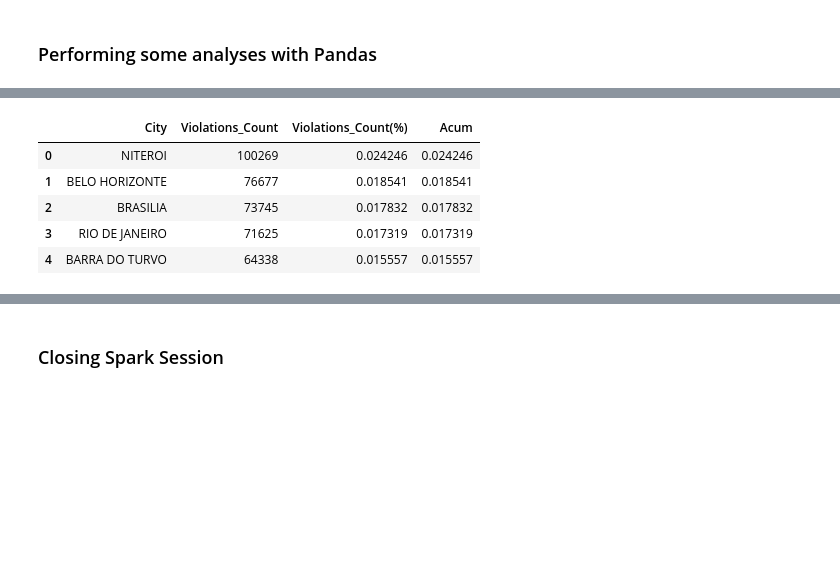
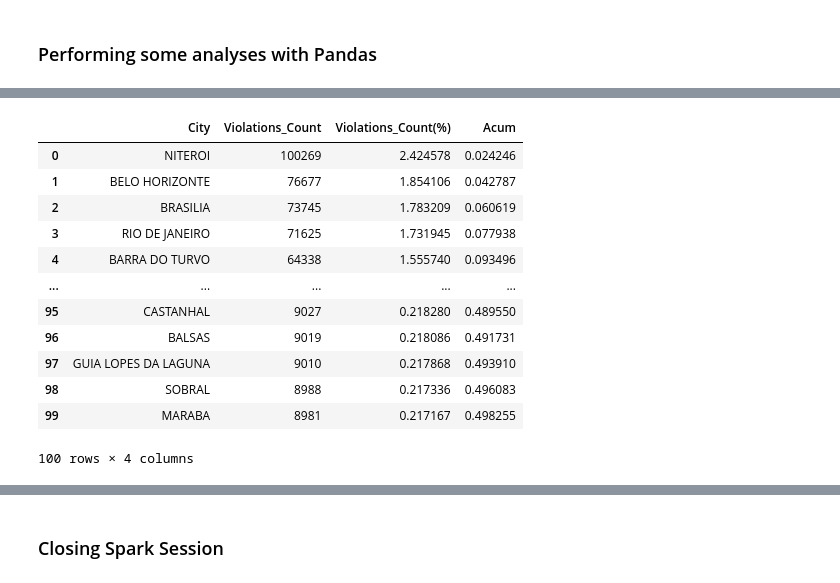
Before and after one commit to matosmatheus7/ETL-TrafficViolation, a Jupyter notebook: TrafficViolation_ExploratoryAnalysis.ipynb, the cells around one changed output, grey strips where cells are left out. Cells and saved outputs as stored; diff of their text form; code cells hidden in the pictures; blank space fills up the shorter version.

```diff
--- a/TrafficViolation_ExploratoryAnalysis.ipynb
+++ b/TrafficViolation_ExploratoryAnalysis.ipynb
@@ -1157,26 +1167,33 @@ df_time_acum.head(5)
 # %%
 # Infraction city
 city_infraction = df_TV22['City'].value_counts()
-cumulative_city_percent = df_TV22['City'].value_counts( normalize=True )
-cumulative_time_percent = df_TV22['City'].value_counts( normalize=True ).cumsum()
+cumulative_city_percent = df_TV22['City'].value_counts( normalize=True )*100
+cumulative_city_acum = df_TV22['City'].value_counts( normalize=True ).cumsum()
 
 # Data Dictionary
 Dicionario = {
     'City':  city_infraction.index,
     'Violations_Count': city_infraction.values,
     'Violations_Count(%)':cumulative_city_percent.values,
-    'Acum':cumulative_city_percent.values
+    'Acum':cumulative_city_acum.values
 }
 
 # Create a Dataframe
 df_city_acum = pd.DataFrame( Dicionario )
 
 # Verify Dataframe
-df_city_acum.head(5)
+df_city_acum.head(100)
 # %% [output]
 |  | City | Violations_Count | Violations_Count(%) | Acum |
-| 0 | NITEROI | 100269 | 0.024246 | 0.024246 |
-| 1 | BELO HORIZONTE | 76677 | 0.018541 | 0.018541 |
-| 2 | BRASILIA | 73745 | 0.017832 | 0.017832 |
-| 3 | RIO DE JANEIRO | 71625 | 0.017319 | 0.017319 |
-| 4 | BARRA DO TURVO | 64338 | 0.015557 | 0.015557 |
+| 0 | NITEROI | 100269 | 2.424578 | 0.024246 |
+| 1 | BELO HORIZONTE | 76677 | 1.854106 | 0.042787 |
+| 2 | BRASILIA | 73745 | 1.783209 | 0.060619 |
+| 3 | RIO DE JANEIRO | 71625 | 1.731945 | 0.077938 |
+| 4 | BARRA DO TURVO | 64338 | 1.555740 | 0.093496 |
+| ... | ... | ... | ... | ... |
+| 95 | CASTANHAL | 9027 | 0.218280 | 0.489550 |
+| 96 | BALSAS | 9019 | 0.218086 | 0.491731 |
+| 97 | GUIA LOPES DA LAGUNA | 9010 | 0.217868 | 0.493910 |
+| 98 | SOBRAL | 8988 | 0.217336 | 0.496083 |
+| 99 | MARABA | 8981 | 0.217167 | 0.498255 |
+100 rows × 4 columns
```
Also changed, not shown: parts of 6 cells of this notebook, 3 other files.
